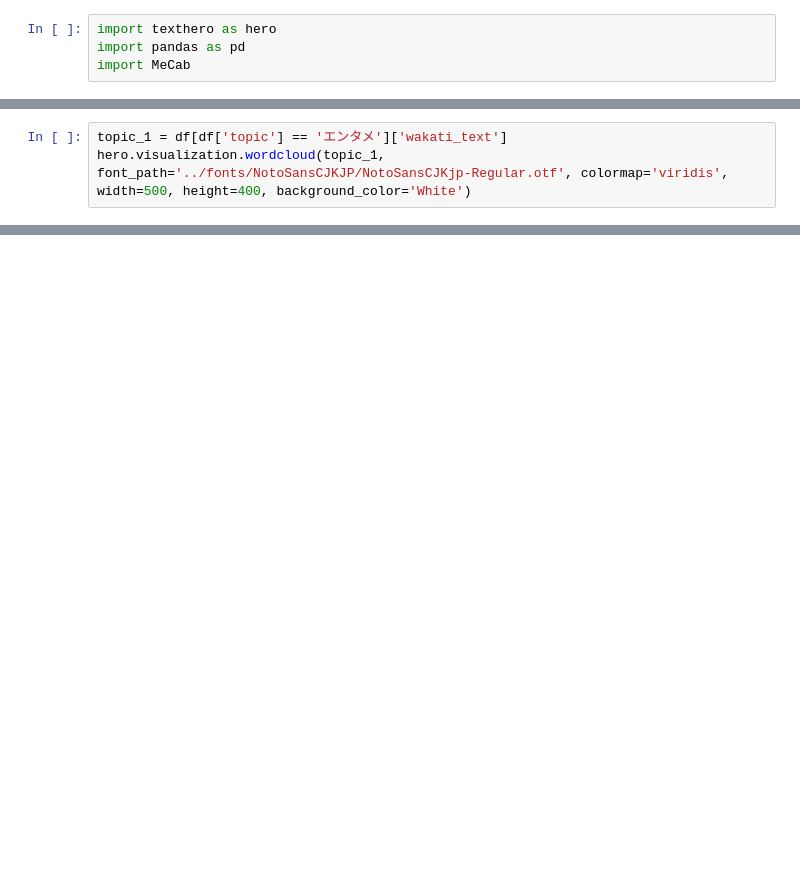
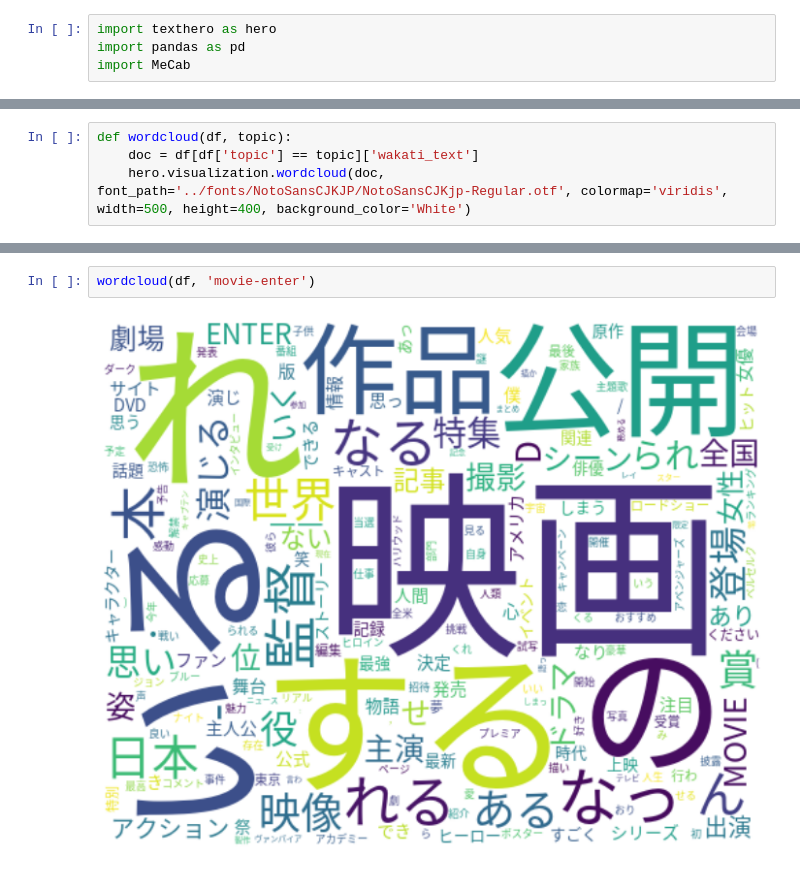
Before and after one commit to youichiro/texthero-sample, a Jupyter notebook: notebooks/texthero.ipynb, the cells around one changed output, grey strips where cells are left out. Cells and saved outputs as stored; diff of their text form; blank space fills up the shorter version.

```diff
--- a/notebooks/texthero.ipynb
+++ b/notebooks/texthero.ipynb
@@ -64,3 +74,4 @@ df['wakati_text'] = hero.clean(df['wakati_text'], pipeline=[
 # %%
-topic_1 = df[df['topic'] == 'エンタメ']['wakati_text']
-hero.visualization.wordcloud(topic_1, font_path='../fonts/NotoSansCJKJP/NotoSansCJKjp-Regular.otf', colormap='viridis', width=500, height=400, background_color='White')
+def wordcloud(df, topic):
+    doc = df[df['topic'] == topic]['wakati_text']
+    hero.visualization.wordcloud(doc, font_path='../fonts/NotoSansCJKJP/NotoSansCJKjp-Regular.otf', colormap='viridis', width=500, height=400, background_color='White')
@@ -80,0 +78,4 @@ df[df['topic'] == 'エンタメ']
+# %%
+wordcloud(df, 'movie-enter')
+# %% [output]
+[figure, added]
```
Also changed, not shown: parts of 16 cells of this notebook, 1 other file.
